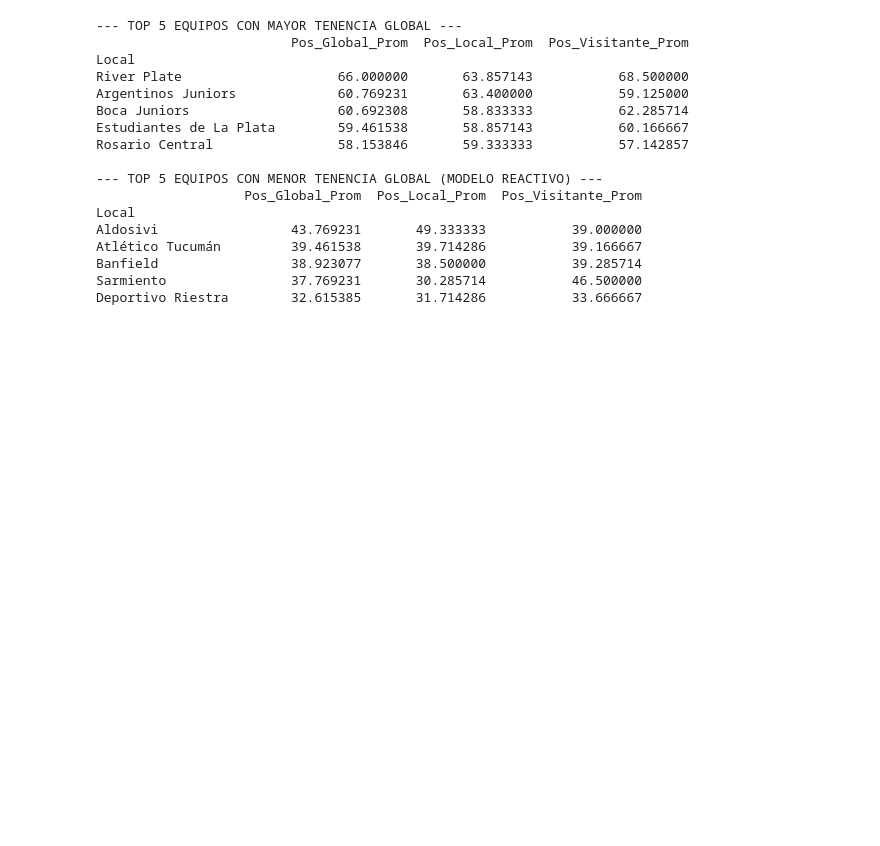
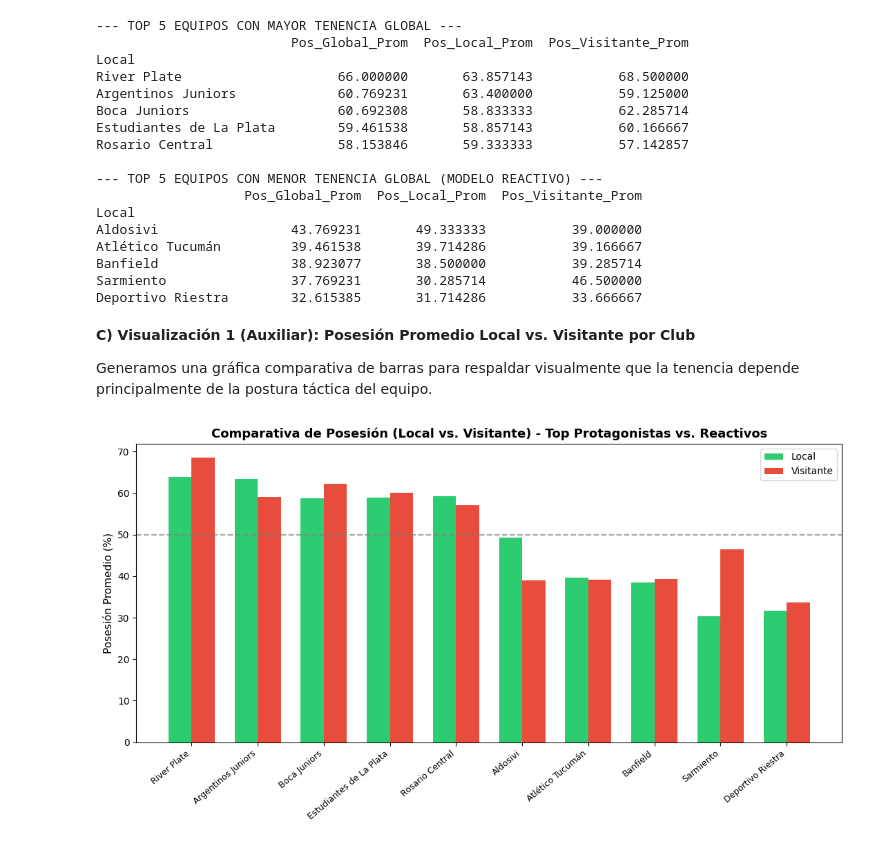
Before and after one commit to santiagoleguizamon10/TP-labo, a Jupyter notebook: ROL3.ipynb, the cells around one changed output. Cells and saved outputs as stored; diff of their text form; code cells hidden in the pictures; blank space fills up the shorter version.

Commit message:
Carga de gráficos y análisis.

```diff
--- a/ROL3.ipynb
+++ b/ROL3.ipynb
@@ -117,3 +117,34 @@ Atlético Tucumán         39.461538       39.714286           39.166667
 Banfield                 38.923077       38.500000           39.285714
 Sarmiento                37.769231       30.285714           46.500000
 Deportivo Riestra        32.615385       31.714286           33.666667
+# %% [markdown]
+**C) Visualización 1 (Auxiliar): Posesión Promedio Local vs. Visitante por Club**
+
+Generamos una gráfica comparativa de barras para respaldar visualmente que la tenencia depende principalmente de la postura táctica del equipo.
+# %%
+# [Celda Markdown en Colab]
+# ### Paso 4: Gráfico auxiliar: Posesión Promedio por Equipo (Local vs. Visitante)
+# Compara los equipos con mayor y menor tenencia para evidenciar la existencia de estilos dominantes y reactivos.
+
+df_top_bottom = pd.concat([equipos_ordenados.head(5), equipos_ordenados.tail(5)]).reset_index()
+
+fig, ax = plt.subplots(figsize=(11, 6))
+
+x = np.arange(len(df_top_bottom))
+width = 0.35
+
+ax.bar(x - width/2, df_top_bottom['Pos_Local_Prom'], width, label='Local', color='#2ecc71')
+ax.bar(x + width/2, df_top_bottom['Pos_Visitante_Prom'], width, label='Visitante', color='#e74c3c')
+
+ax.set_ylabel('Posesión Promedio (%)', fontsize=11)
+ax.set_title('Comparativa de Posesión (Local vs. Visitante) - Top Protagonistas vs. Reactivos', fontsize=13, fontweight='bold')
+ax.set_xticks(x)
+ax.set_xticklabels(df_top_bottom['Local'], rotation=40, ha='right', fontsize=9)
+ax.legend()
+ax.axhline(50, color='gray', linestyle='--', alpha=0.7)
+
+plt.tight_layout()
+plt.savefig('grafico_auxiliar_posesion_estilos.png', dpi=300)
+plt.show()
+# %% [output]
+[figure, added]
```
Also changed, not shown: parts of 6 cells of this notebook.
